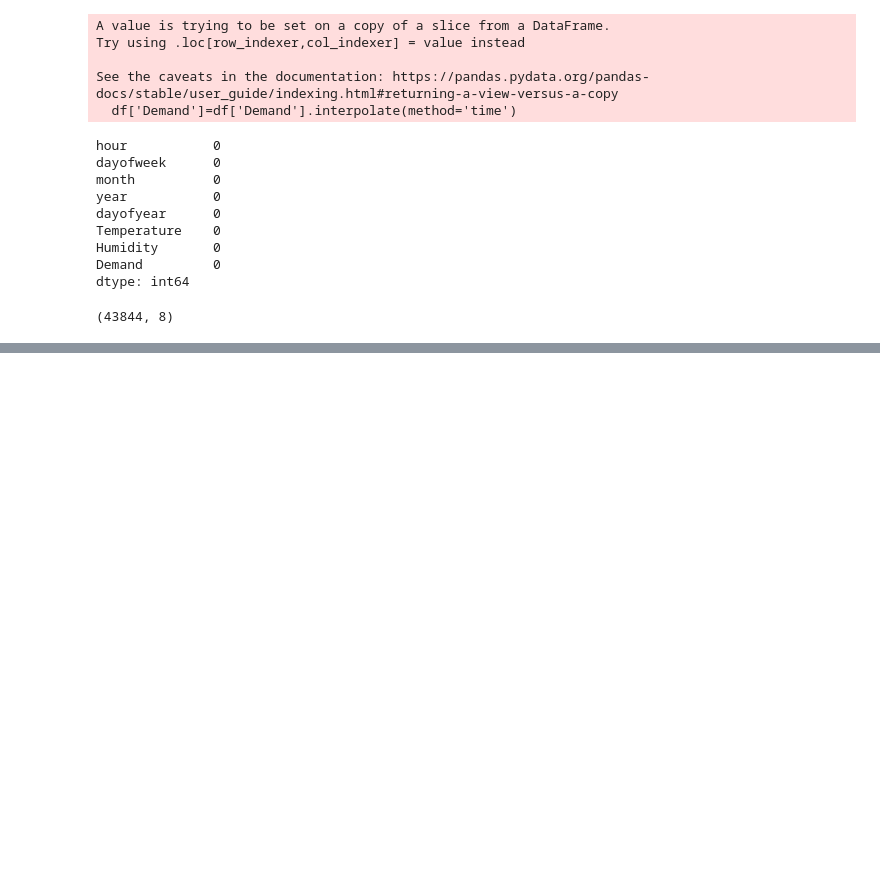
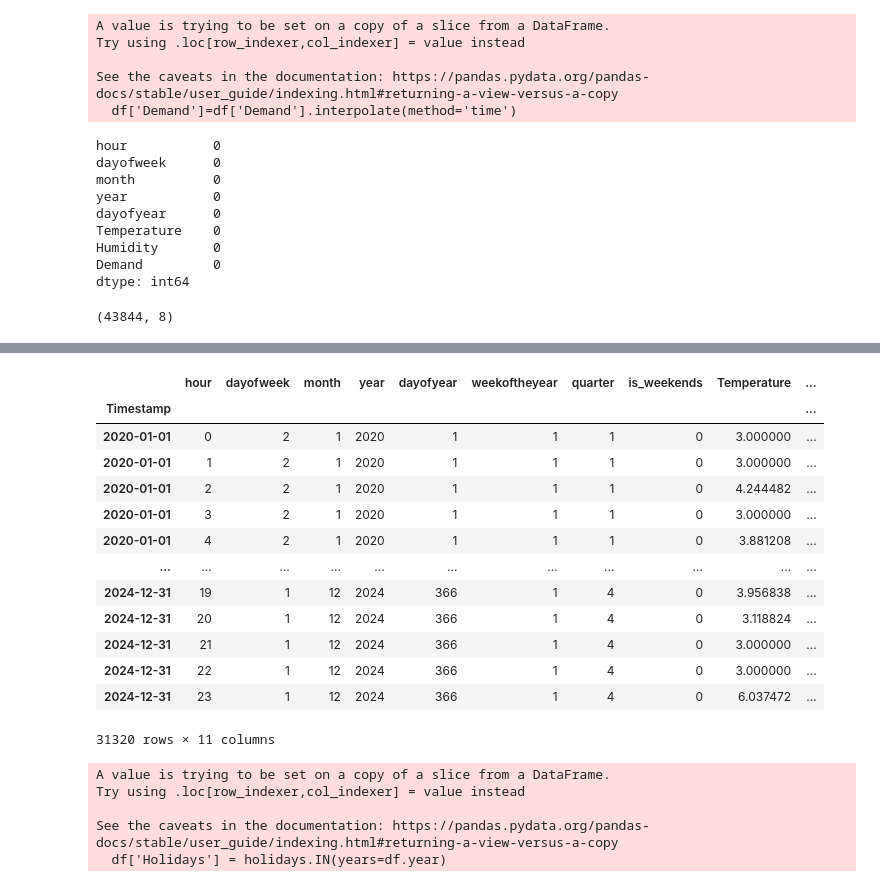
Before and after one commit to rohansaha636/Electricity-Demand-Prediction-Machine-Learning-Model, a Jupyter notebook: Electricity_Demand_Prediction_Machine_Learning_Model.ipynb, the cells around one changed output, grey strips where cells are left out. Cells and saved outputs as stored; diff of their text form; code cells hidden in the pictures; blank space fills up the shorter version.

```diff
--- a/Electricity_Demand_Prediction_Machine_Learning_Model.ipynb
+++ b/Electricity_Demand_Prediction_Machine_Learning_Model.ipynb
@@ -219,3 +219,6 @@ dtype: int64
 df.shape
 # %% [output]
 (43844, 8)
+# %%
+#create a 'quarter' column in the dataset
+df.insert(5,'quarter',df.index.quarter)
@@ -221,0 +254,2 @@ df.shape
+# %%
+df[['hour','dayofweek','month','year','dayofyear']]= df[['hour','dayofweek','month','year','dayofyear']].astype(int)
@@ -221,0 +281,3 @@ df.shape
+# %%
+#create a 'weekoftheyearr' column in the dataset
+df.insert(5,'weekoftheyear',df.index.isocalendar().week.astype(int))
@@ -221,0 +294,3 @@ df.shape
+# %%
+#created a new column to check weakands 0-monday to 6- sunday
+df.insert(7,'is_weekends',df.index.dayofweek.isin([5,6]).astype(int))
@@ -221,0 +307,17 @@ df.shape
+# %%
+df[df['is_weekends']==0]
+# %% [output]
+|  | hour | dayofweek | month | year | dayofyear | weekoftheyear | quarter | is_weekends | Temperature | ... |
+| Timestamp |  |  |  |  |  |  |  |  |  | ... |
+| 2020-01-01 | 0 | 2 | 1 | 2020 | 1 | 1 | 1 | 0 | 3.000000 | ... |
+| 2020-01-01 | 1 | 2 | 1 | 2020 | 1 | 1 | 1 | 0 | 3.000000 | ... |
+| 2020-01-01 | 2 | 2 | 1 | 2020 | 1 | 1 | 1 | 0 | 4.244482 | ... |
+| 2020-01-01 | 3 | 2 | 1 | 2020 | 1 | 1 | 1 | 0 | 3.000000 | ... |
+| 2020-01-01 | 4 | 2 | 1 | 2020 | 1 | 1 | 1 | 0 | 3.881208 | ... |
+| ... | ... | ... | ... | ... | ... | ... | ... | ... | ... | ... |
+| 2024-12-31 | 19 | 1 | 12 | 2024 | 366 | 1 | 4 | 0 | 3.956838 | ... |
+| 2024-12-31 | 20 | 1 | 12 | 2024 | 366 | 1 | 4 | 0 | 3.118824 | ... |
+| 2024-12-31 | 21 | 1 | 12 | 2024 | 366 | 1 | 4 | 0 | 3.000000 | ... |
+| 2024-12-31 | 22 | 1 | 12 | 2024 | 366 | 1 | 4 | 0 | 3.000000 | ... |
+| 2024-12-31 | 23 | 1 | 12 | 2024 | 366 | 1 | 4 | 0 | 6.037472 | ... |
+31320 rows × 11 columns
@@ -221,0 +327,8 @@ df.shape
+# %%
+df['Holidays'] = holidays.IN(years=df.year)
+# %% [output]
+A value is trying to be set on a copy of a slice from a DataFrame.
+Try using .loc[row_indexer,col_indexer] = value instead
+
+See the caveats in the documentation: https://pandas.pydata.org/pandas-docs/stable/user_guide/indexing.html#returning-a-view-versus-a-copy
+  df['Holidays'] = holidays.IN(years=df.year)
```
Also changed, not shown: parts of 11 cells of this notebook.
